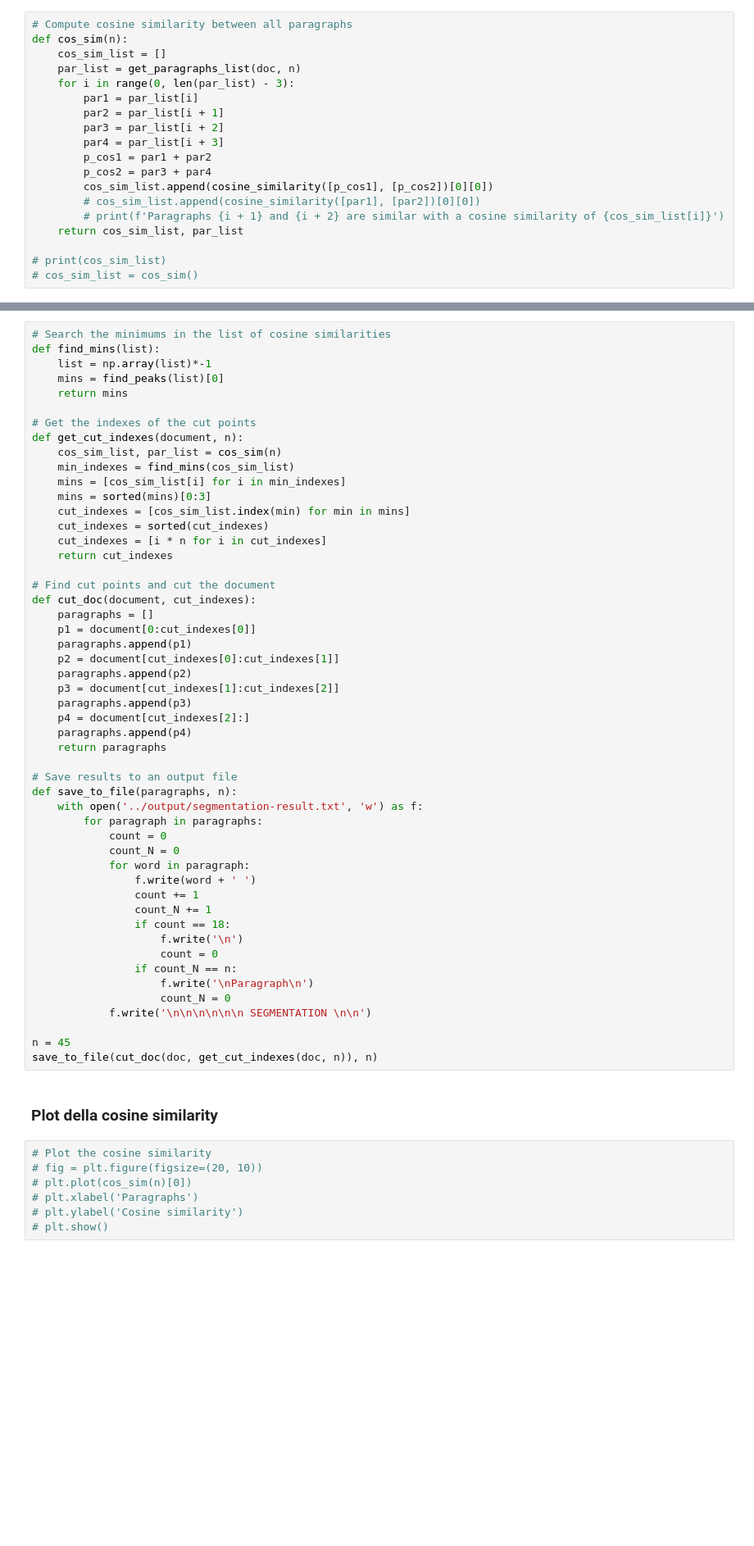
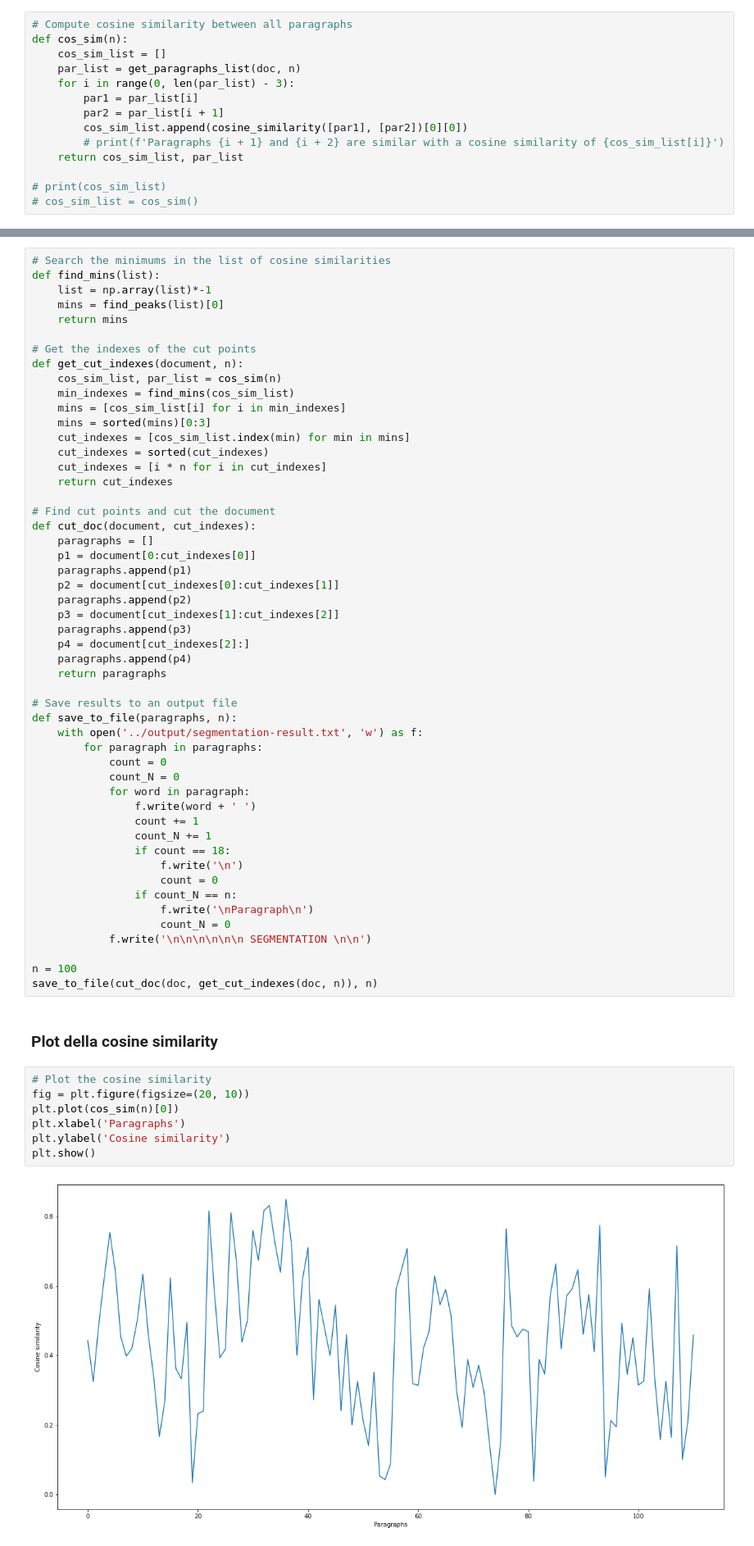
Before and after one commit to jakbtg/TLN, a Jupyter notebook: Di Caro/src/4-segmentation.ipynb, the cells around one changed output, grey strips where cells are left out. Shown: that part at 82% size. Cells and saved outputs as stored; diff of their text form; blank space fills up the shorter version.

```diff
--- a/Di Caro/src/4-segmentation.ipynb
+++ b/Di Caro/src/4-segmentation.ipynb
@@ -173,12 +236,7 @@ def cos_sim(n):
     for i in range(0, len(par_list) - 3):
         par1 = par_list[i]
         par2 = par_list[i + 1]
-        par3 = par_list[i + 2]
-        par4 = par_list[i + 3]
-        p_cos1 = par1 + par2
-        p_cos2 = par3 + par4
-        cos_sim_list.append(cosine_similarity([p_cos1], [p_cos2])[0][0])
-        # cos_sim_list.append(cosine_similarity([par1], [par2])[0][0])
+        cos_sim_list.append(cosine_similarity([par1], [par2])[0][0])
         # print(f'Paragraphs {i + 1} and {i + 2} are similar with a cosine similarity of {cos_sim_list[i]}')
     return cos_sim_list, par_list
 
@@ -235,14 +293,16 @@ def save_to_file(paragraphs, n):
                     count_N = 0
             f.write('\n\n\n\n\n\n SEGMENTATION \n\n')
 
-n = 45
+n = 100
 save_to_file(cut_doc(doc, get_cut_indexes(doc, n)), n)
 # %% [markdown]
 ### Plot della cosine similarity
 # %%
 # Plot the cosine similarity
-# fig = plt.figure(figsize=(20, 10))
-# plt.plot(cos_sim(n)[0])
-# plt.xlabel('Paragraphs')
-# plt.ylabel('Cosine similarity')
-# plt.show()
+fig = plt.figure(figsize=(20, 10))
+plt.plot(cos_sim(n)[0])
+plt.xlabel('Paragraphs')
+plt.ylabel('Cosine similarity')
+plt.show()
+# %% [output]
+[figure, added]
```
Also changed, not shown: parts of 4 cells of this notebook, 1 other file.
